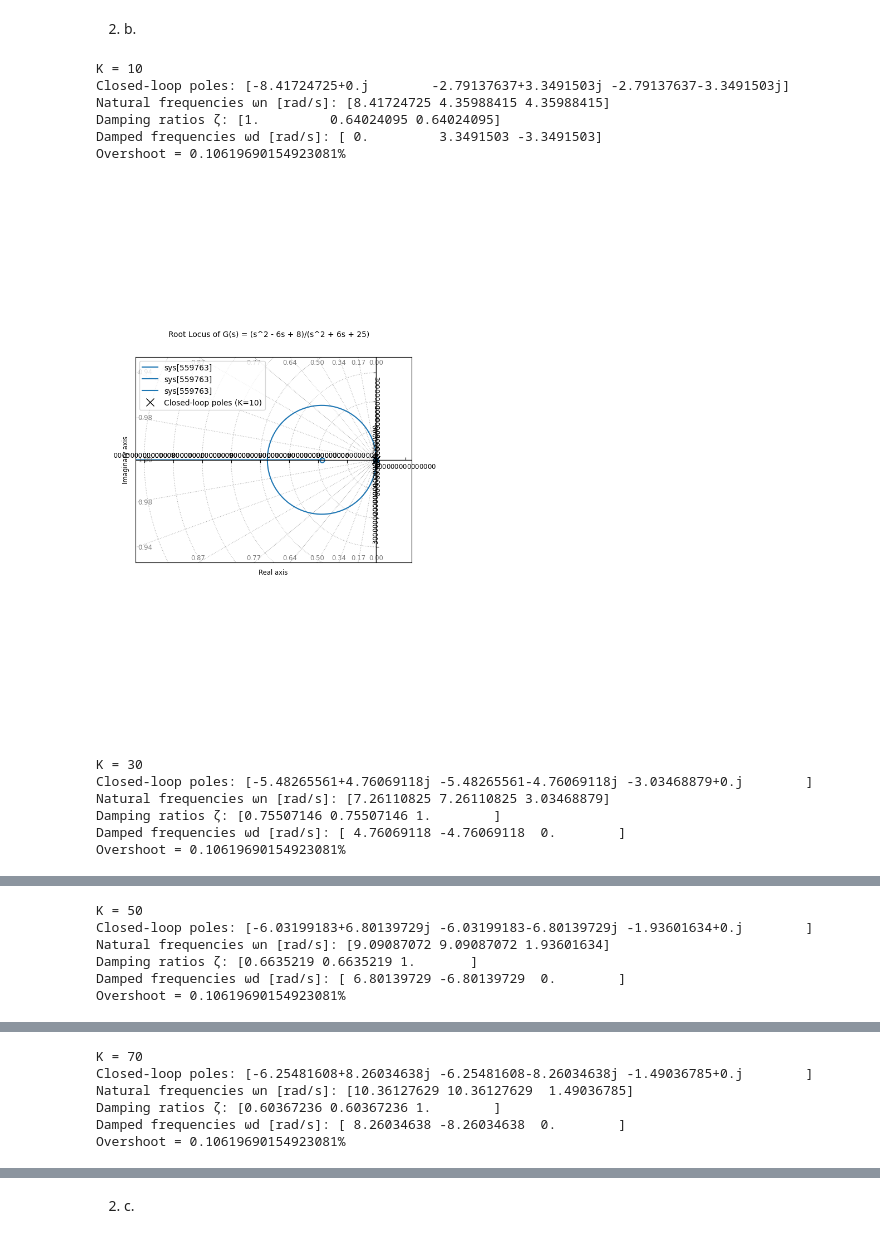
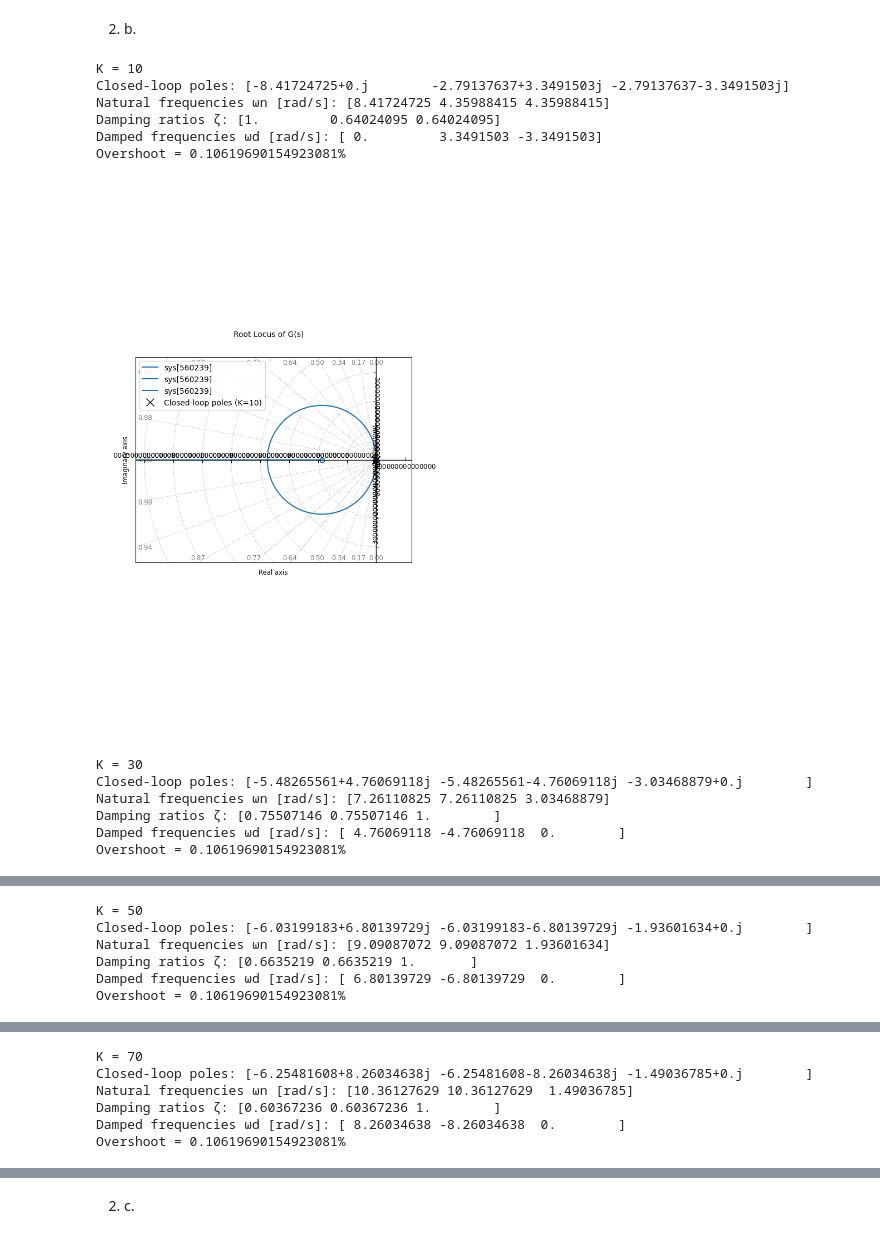
Before and after one commit to aphroditynp/Sisken, a Jupyter notebook: Aphrodity Nirmala_511906_Sisken week 6.ipynb, the cells around one changed output, grey strips where cells are left out. Drawn from its saved outputs; the diff is of its cells as text; code cells hidden in the pictures.

```diff
--- a/Aphrodity Nirmala_511906_Sisken week 6.ipynb
+++ b/Aphrodity Nirmala_511906_Sisken week 6.ipynb
@@ -311,35 +311,35 @@ for k in K:
     cplt_cl = ct.root_locus_plot(
     sys_cl,
     grid = True,
-    title = "Root Locus of G(s) = (s^2 - 6s + 8)/(s^2 + 6s + 25)",
+    title = "Root Locus of G(s)",
     )
 
     print(f"\nK = {k}")
     print("Closed-loop poles:", poles_cl)
     print("Natural frequencies ωn [rad/s]:", wn)
     print("Damping ratios ζ:", zeta)
     print("Damped frequencies ωd [rad/s]:", omega_d)
     print(f"Overshoot = {info['Overshoot']}%")
     ax = cplt_cl.axes[0, 0]
     ax.set_xlabel('Real axis')
     ax.set_ylabel('Imaginary axis')
     ax.plot(
         np.real(poles_cl),
         np.imag(poles_cl),
         'kx', markersize=10,
         label=f'Closed‑loop poles (K={k})'
         )
     ax.legend()
     plt.show()
 #print("Full step info:", info)
 # %% [output]
 K = 10
 Closed-loop poles: [-8.41724725+0.j        -2.79137637+3.3491503j -2.79137637-3.3491503j]
 Natural frequencies ωn [rad/s]: [8.41724725 4.35988415 4.35988415]
 Damping ratios ζ: [1.         0.64024095 0.64024095]
 Damped frequencies ωd [rad/s]: [ 0.         3.3491503 -3.3491503]
 Overshoot = 0.10619690154923081%
-[figure, old version]
+[figure, new version]
 K = 30
 Closed-loop poles: [-5.48265561+4.76069118j -5.48265561-4.76069118j -3.03468879+0.j        ]
 Natural frequencies ωn [rad/s]: [7.26110825 7.26110825 3.03468879]
```
Also changed, not shown: parts of 4 cells of this notebook.
